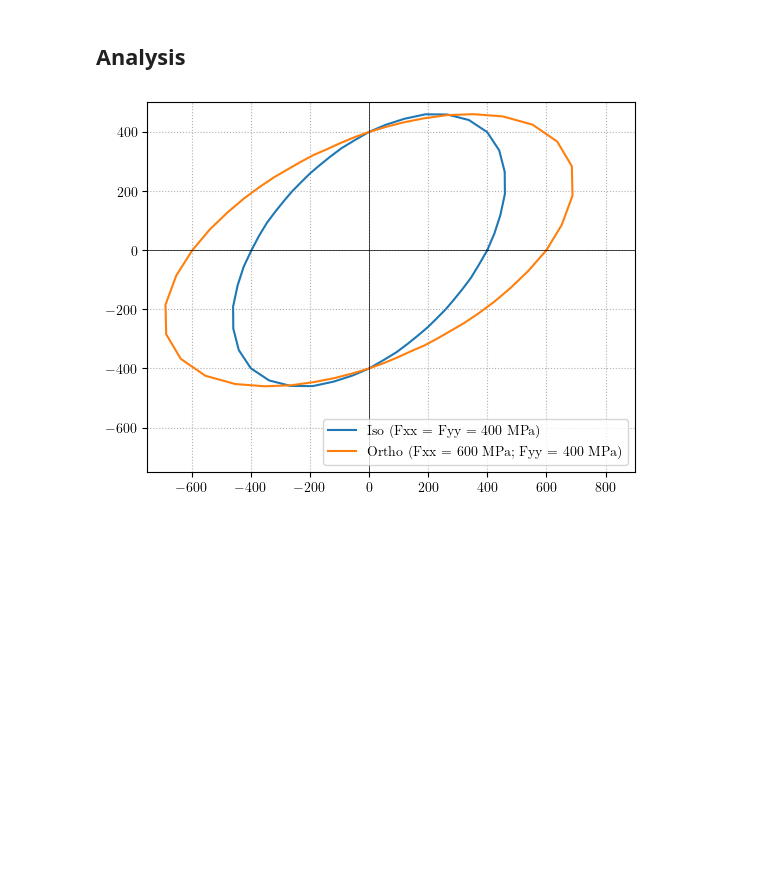
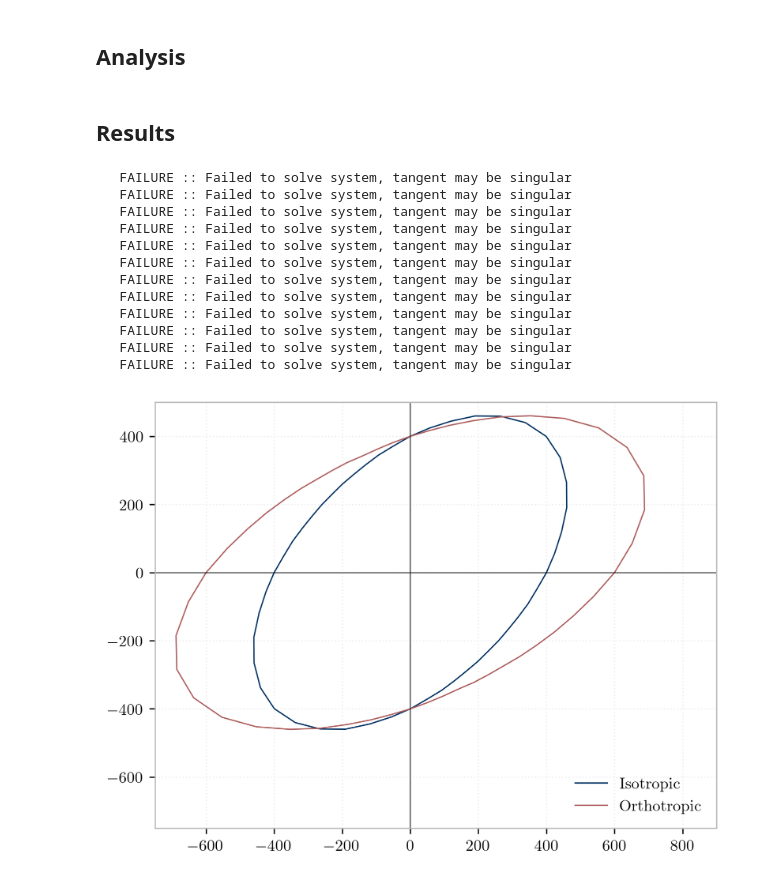
Before and after one commit to peer-open-source/xara-docs, a Jupyter notebook: gallery2/material/material-0012.ipynb, the cells around one changed output. Cells and saved outputs as stored; diff of their text form; code cells hidden in the pictures; blank space fills up the shorter version.

```diff
--- a/gallery2/material/material-0012.ipynb
+++ b/gallery2/material/material-0012.ipynb
@@ -12,16 +12,18 @@ A simple example which evaluates the Yield domain in the plane-stress plane (Szz
 import math
 
 E = 200000.0
+# Poisson's ratio
 v = 0.3
 # Shear modulus
 G = E/(2.0*(1.0+v))
 # Bulk modulus
 K = E/(3.0*(1.0-2.0*v))
 # Yield stress
-sig0 = 400.0
+Fy = 400.0
 # %% [markdown]
 First create a {py:class}`xara.MultiaxialMaterial` to be used by the Orthotropic material wrapper. Here the {ref}`PlasticJ2` model is used.
 # %%
 import xara
 
-base = xara.MultiaxialMaterial("J2Plasticity", K, G, sig0, sig0, 0.0, 0.0)
+# base = xara.MultiaxialMaterial("J2Plasticity", K, G, Fy, Fy, 0.0, 0.0)
+base = xara.MultiaxialMaterial("PlasticJ2", E=E, G=G, Fy=Fy)
@@ -77,14 +81,13 @@ def create_patch(material):
 # %% [markdown]
 ## Analysis
 # %%
-
 def analyze_dir(dX, dY, material):
 
     # the 2D model
     model = create_patch(material)
 
     # a simple ramp
-    model.timeSeries("Linear", 1, factor=2.0*sig0 )
+    model.timeSeries("Linear", 1, factor=2.0*Fy)
 
     # imposed stresses
     model.pattern( "Plain", 1, 1 )
@@ -92,10 +95,10 @@ def analyze_dir(dX, dY, material):
     model.load( 3, 0.0, dY )
 
     # analyze
-    model.constraints( "Transformation" )
-    model.numberer( "Plain" )
-    model.system( "FullGeneral" )
-    model.test( "NormDispIncr", 1.0e-6, 3, 9)
+    model.constraints("Transformation")
+    model.numberer("Plain")
+    model.system("FullGeneral" )
+    model.test("NormDispIncr", 1.0e-6, 3, 9)
     model.algorithm( "Newton" )
 
     dLambda = 0.1
@@ -120,8 +123,8 @@ def analyze_dir(dX, dY, material):
             if dLambda < dLambdaMin:
                 break
 
-    # done
-    return (sX, sY)
+
+    return sX, sY
 # %%
 def analyze_surface():
     NDiv = 48
@@ -147,19 +150,35 @@ def analyze_surface():
     SYortho[-1] = SYortho[0]
 
     return (SX, SY, SXortho, SYortho)
+# %% [markdown]
+## Results
 # %%
+from matplotlib import pyplot as plt
 
+# Call our analysis function
 SX, SY, SXortho, SYortho = analyze_surface()
 
-from matplotlib import pyplot as plt
+# Create the plot
 fig, ax = plt.subplots(1,1)
-ax.plot(SX, SY, label='Iso (Fxx = Fyy = 400 MPa)')
-ax.plot(SXortho, SYortho, label='Ortho (Fxx = 600 MPa; Fyy = 400 MPa)')
-ax.grid(linestyle=':')
+ax.plot(SX, SY, label='Isotropic')
+ax.plot(SXortho, SYortho, label='Orthotropic')
+ax.grid(True)
 ax.set_aspect('equal', 'box')
 ax.set(xlim=[-750, 900],ylim=[-750, 500])
 ax.plot([-1000,1000],[0,0],color='black',linewidth=0.5)
 ax.plot([0,0],[-1000,1000],color='black',linewidth=0.5)
 ax.legend(loc='lower right');
 # %% [output]
+   FAILURE :: Failed to solve system, tangent may be singular
+   FAILURE :: Failed to solve system, tangent may be singular
+   FAILURE :: Failed to solve system, tangent may be singular
+   FAILURE :: Failed to solve system, tangent may be singular
+   FAILURE :: Failed to solve system, tangent may be singular
+   FAILURE :: Failed to solve system, tangent may be singular
+   FAILURE :: Failed to solve system, tangent may be singular
+   FAILURE :: Failed to solve system, tangent may be singular
+   FAILURE :: Failed to solve system, tangent may be singular
+   FAILURE :: Failed to solve system, tangent may be singular
+   FAILURE :: Failed to solve system, tangent may be singular
+   FAILURE :: Failed to solve system, tangent may be singular
-[figure, old version]
+[figure, new version]
```
Also changed, not shown: parts of 2 cells of this notebook, 3 other files.
